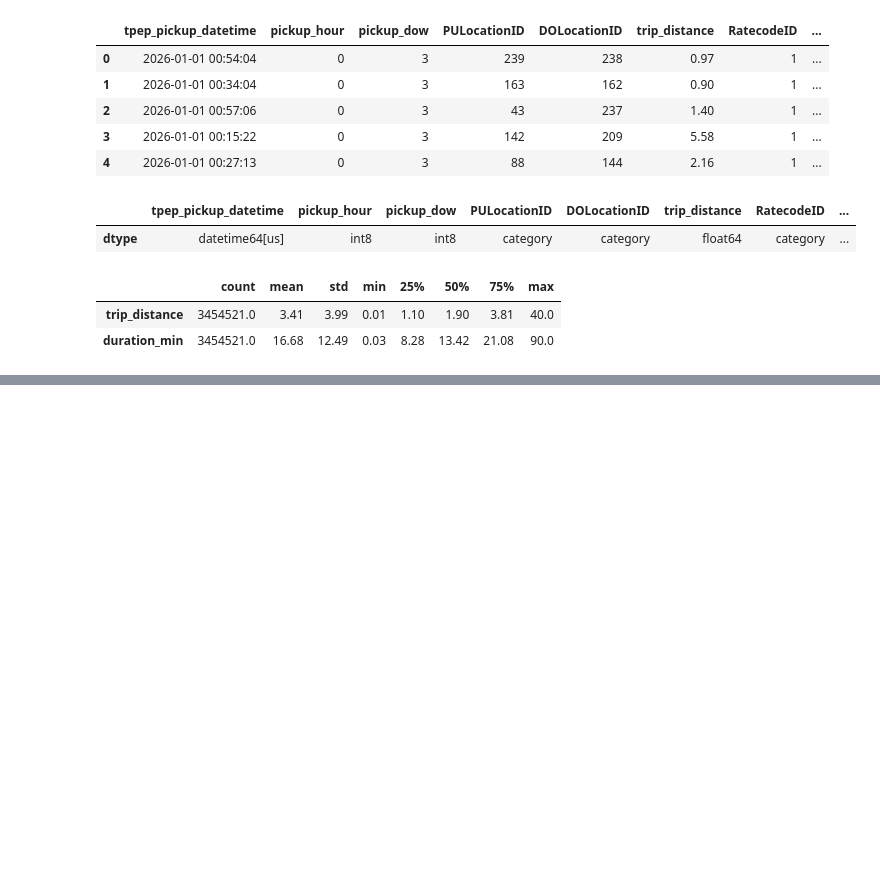
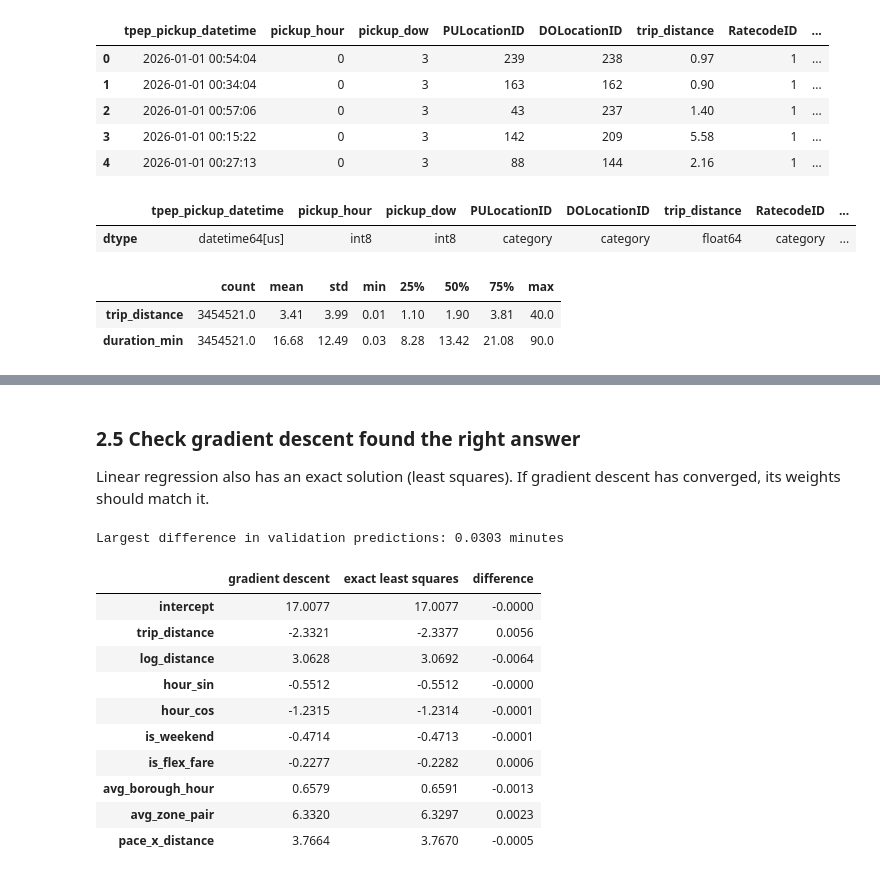
Before and after one commit to wmcclean06/G12-Poster, a Jupyter notebook: Trip_Duration.ipynb, the cells around one changed output, grey strips where cells are left out. Cells and saved outputs as stored; diff of their text form; code cells hidden in the pictures; blank space fills up the shorter version.

```diff
--- a/Trip_Duration.ipynb
+++ b/Trip_Duration.ipynb
@@ -77,6 +95,12 @@ PROJECT_ROOT = find_project_root()
 DATA_DIR = PROJECT_ROOT / "OriginalData_DoNotDelete"
 CLEANED_DIR = PROJECT_ROOT / "CleanedData"
 CLEANED_DIR.mkdir(exist_ok=True)
+FEATURE_DIR = CLEANED_DIR / "features"  # model-ready NumPy arrays (section 2)
+FEATURE_DIR.mkdir(exist_ok=True)
+ZONE_LOOKUP = PROJECT_ROOT / "ReferenceData" / "taxi_zone_lookup.csv"
+
+sys.path.insert(0, str(PROJECT_ROOT))  # so workers.py is found wherever Jupyter was started
+import workers  # functions the worker processes run (workers.py, next to this notebook)
 
 # Record the environment so anyone can reproduce the run
 print(f"Python {sys.version.split()[0]} | pandas {pd.__version__} | pyarrow {pa.__version__} | numpy {np.__version__}")
@@ -438,0 +585,23 @@ Section 1 run time: 16.9s on 14 cores
+# %%
+MODEL_COLUMNS = [PICKUP, "pickup_hour", "pickup_dow", "PULocationID", "DOLocationID", "trip_distance", "is_flex_fare", "duration_min"]
+
+start = time.perf_counter()
+X_train, y_train = build_features(load_split("train", MODEL_COLUMNS))
+FEATURE_MEAN, FEATURE_STD = X_train.mean(axis=0), X_train.std(axis=0)
+
+for split in SPLIT:
+    X, y = (X_train, y_train) if split == "train" else build_features(load_split(split, MODEL_COLUMNS))
+    np.save(FEATURE_DIR / f"{split}_X.npy", (X - FEATURE_MEAN) / FEATURE_STD)
+    np.save(FEATURE_DIR / f"{split}_y.npy", y)
+    print(f"{split:<10} {X.shape[0]:>9,} rows x {X.shape[1]} features")
+del X_train, y_train, X, y
+print(f"Features built and saved in {time.perf_counter() - start:.1f}s")
+
+# Fixed shards: N_SHARDS equal, consecutive row ranges of the training matrix
+n_train = len(np.load(FEATURE_DIR / "train_y.npy", mmap_mode="r"))
+bounds = np.linspace(0, n_train, N_SHARDS + 1).astype(int)
+SHARDS = [(str(FEATURE_DIR / "train_X.npy"), str(FEATURE_DIR / "train_y.npy"), int(a), int(b))
+          for a, b in zip(bounds[:-1], bounds[1:])]
+print(f"{N_SHARDS} shards of about {n_train // N_SHARDS:,} rows each")
+
+pd.DataFrame({"mean": FEATURE_MEAN, "std": FEATURE_STD}, index=FEATURES).round(3).T
@@ -438,0 +675,29 @@ Section 1 run time: 16.9s on 14 cores
+# %% [markdown]
+### 2.5 Check gradient descent found the right answer
+
+Linear regression also has an exact solution (least squares). If gradient descent has converged, its weights should match it.
+# %%
+X_tr = np.load(FEATURE_DIR / "train_X.npy")
+y_tr = np.load(FEATURE_DIR / "train_y.npy")
+exact = np.linalg.lstsq(np.column_stack([np.ones(len(y_tr)), X_tr]), y_tr, rcond=None)[0]
+del X_tr, y_tr
+
+weights = pd.DataFrame({"gradient descent": np.r_[b_seq, w_seq], "exact least squares": exact},
+                       index=["intercept", *FEATURES])
+weights["difference"] = weights["gradient descent"] - weights["exact least squares"]
+print(f"Largest difference in validation predictions: "
+      f"{np.abs(predict('validation', w_seq, b_seq) - predict('validation', exact[1:], exact[0])).max():.4f} minutes")
+weights.round(4)
+# %% [output]
+Largest difference in validation predictions: 0.0303 minutes
+|  | gradient descent | exact least squares | difference |
+| intercept | 17.0077 | 17.0077 | -0.0000 |
+| trip_distance | -2.3321 | -2.3377 | 0.0056 |
+| log_distance | 3.0628 | 3.0692 | -0.0064 |
+| hour_sin | -0.5512 | -0.5512 | -0.0000 |
+| hour_cos | -1.2315 | -1.2314 | -0.0001 |
+| is_weekend | -0.4714 | -0.4713 | -0.0001 |
+| is_flex_fare | -0.2277 | -0.2282 | 0.0006 |
+| avg_borough_hour | 0.6579 | 0.6591 | -0.0013 |
+| avg_zone_pair | 6.3320 | 6.3297 | 0.0023 |
+| pace_x_distance | 3.7664 | 3.7670 | -0.0005 |
```
Also changed, not shown: parts of 23 cells of this notebook, 5 other files.
